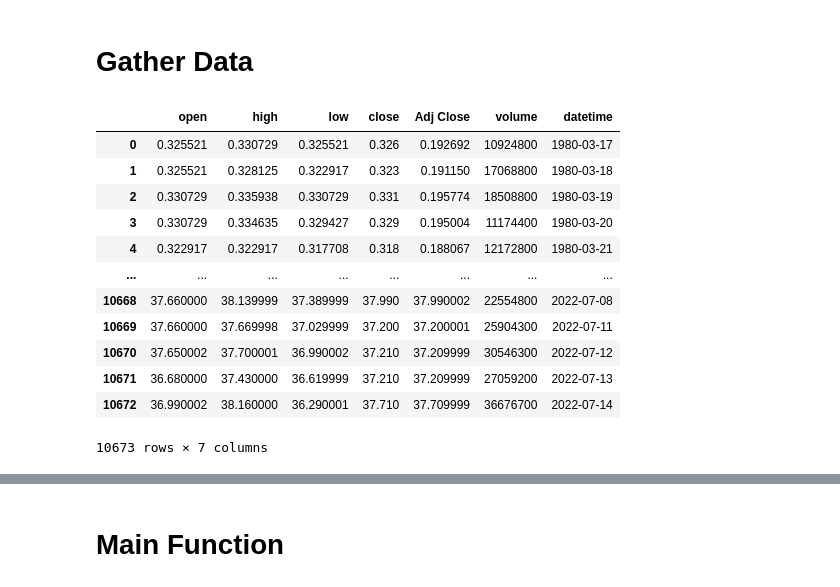
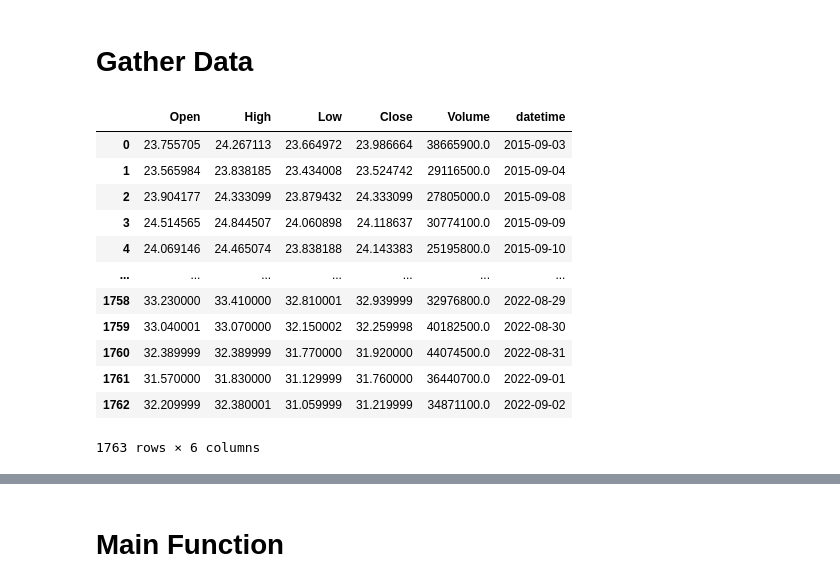
Before and after one commit to Rain1047/Short_Mid_Trend_Trading_System, a Jupyter notebook: strategy/strategy02_buy/vcp_pattern_fix.ipynb, the cells around one changed output, grey strips where cells are left out. Drawn from its saved outputs; the diff is of its cells as text; code cells hidden in the pictures.

```diff
--- a/strategy/strategy02_buy/vcp_pattern_fix.ipynb
+++ b/strategy/strategy02_buy/vcp_pattern_fix.ipynb
@@ -12,26 +12,27 @@ import talib as ta
 import datetime
 import pandas as pd
 # %%
-engine= create_engine('sqlite:///../../dataset/us/us_ticker_price_yf.db')
+# engine= create_engine('sqlite:///../../dataset/us/us_ticker_price_yf.db')
+engine= create_engine('sqlite:///../../dataset/us/us_ticker_seven_year_price.db')
 # %% [markdown]
 # Gather Data
 # %%
 df = pd.read_sql('INTC', engine)
-df.rename(columns={'hgih':'high'},inplace=True)
+# df.rename(columns={'hgih':'high'},inplace=True)
 # df['chg_pct'] = ((df.close - df.open)/df.open)*100
-df['close'] = df['close'].apply(lambda x: round(x,3))
+# df['close'] = df['close'].apply(lambda x: round(x,3))
 df
 # %% [output]
-|  | open | high | low | close | Adj Close | volume | datetime |
-| 0 | 0.325521 | 0.330729 | 0.325521 | 0.326 | 0.192692 | 10924800 | 1980-03-17 |
-| 1 | 0.325521 | 0.328125 | 0.322917 | 0.323 | 0.191150 | 17068800 | 1980-03-18 |
-| 2 | 0.330729 | 0.335938 | 0.330729 | 0.331 | 0.195774 | 18508800 | 1980-03-19 |
-| 3 | 0.330729 | 0.334635 | 0.329427 | 0.329 | 0.195004 | 11174400 | 1980-03-20 |
-| 4 | 0.322917 | 0.322917 | 0.317708 | 0.318 | 0.188067 | 12172800 | 1980-03-21 |
-| ... | ... | ... | ... | ... | ... | ... | ... |
-| 10668 | 37.660000 | 38.139999 | 37.389999 | 37.990 | 37.990002 | 22554800 | 2022-07-08 |
-| 10669 | 37.660000 | 37.669998 | 37.029999 | 37.200 | 37.200001 | 25904300 | 2022-07-11 |
-| 10670 | 37.650002 | 37.700001 | 36.990002 | 37.210 | 37.209999 | 30546300 | 2022-07-12 |
-| 10671 | 36.680000 | 37.430000 | 36.619999 | 37.210 | 37.209999 | 27059200 | 2022-07-13 |
-| 10672 | 36.990002 | 38.160000 | 36.290001 | 37.710 | 37.709999 | 36676700 | 2022-07-14 |
+|  | Open | High | Low | Close | Volume | datetime |
+| 0 | 23.755705 | 24.267113 | 23.664972 | 23.986664 | 38665900.0 | 2015-09-03 |
+| 1 | 23.565984 | 23.838185 | 23.434008 | 23.524742 | 29116500.0 | 2015-09-04 |
+| 2 | 23.904177 | 24.333099 | 23.879432 | 24.333099 | 27805000.0 | 2015-09-08 |
+| 3 | 24.514565 | 24.844507 | 24.060898 | 24.118637 | 30774100.0 | 2015-09-09 |
+| 4 | 24.069146 | 24.465074 | 23.838188 | 24.143383 | 25195800.0 | 2015-09-10 |
+| ... | ... | ... | ... | ... | ... | ... |
+| 1758 | 33.230000 | 33.410000 | 32.810001 | 32.939999 | 32976800.0 | 2022-08-29 |
+| 1759 | 33.040001 | 33.070000 | 32.150002 | 32.259998 | 40182500.0 | 2022-08-30 |
+| 1760 | 32.389999 | 32.389999 | 31.770000 | 31.920000 | 44074500.0 | 2022-08-31 |
+| 1761 | 31.570000 | 31.830000 | 31.129999 | 31.760000 | 36440700.0 | 2022-09-01 |
+| 1762 | 32.209999 | 32.380001 | 31.059999 | 31.219999 | 34871100.0 | 2022-09-02 |
-10673 rows × 7 columns
+1763 rows × 6 columns
```
Also changed, not shown: parts of 6 cells of this notebook, 8 other files.
